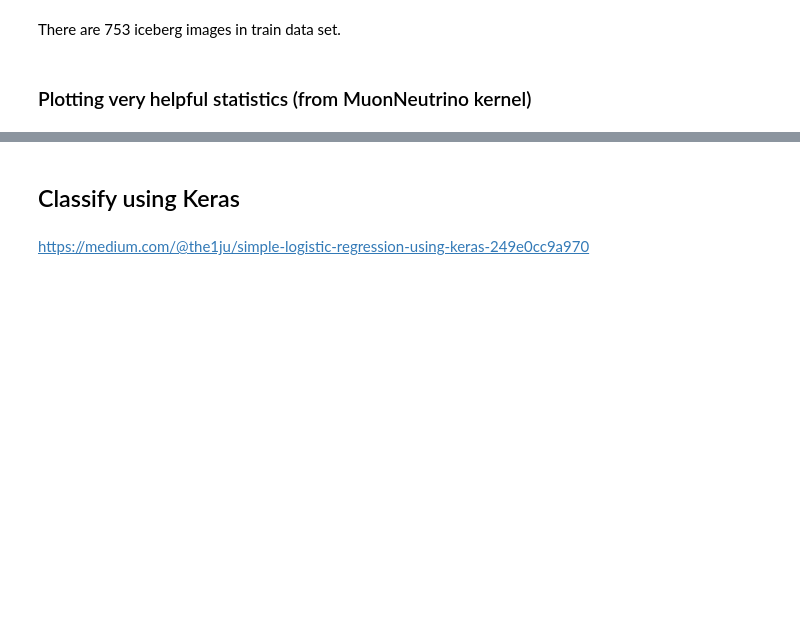
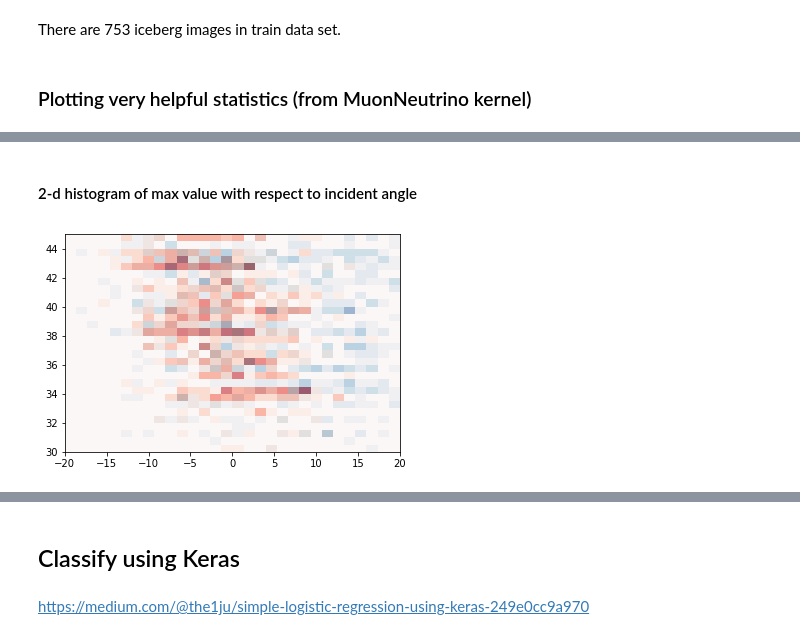
Before and after one commit to hieu325/icebergclassifier, a Jupyter notebook: LogisticRegressionModel.ipynb, the cells around one changed output, grey strips where cells are left out. Cells and saved outputs as stored; diff of their text form; code cells hidden in the pictures; blank space fills up the shorter version.

```diff
--- a/LogisticRegressionModel.ipynb
+++ b/LogisticRegressionModel.ipynb
@@ -169,7 +165,6 @@ def plot_var(name,nbins=50):
 # %%
 train = get_stats(train,1)
 train = get_stats(train,2)
-train['inc_angle'] = incangle
 # %%
 fig = plt.figure(figsize=(15,15))
 i=0
@@ -192,0 +188,13 @@ plt.show()
+# %% [markdown]
+#### 2-d histogram of max value with respect to incident angle
+# %%
+fig=plt.figure()
+plt.hist2d(train.loc[train.is_iceberg==1,'max_band1'],train.loc[train.is_iceberg==1,'inc_angle'],
+           range=[[-20,20],[30,45]],cmap=plt.cm.Reds,bins=30,
+           alpha=0.9)
+plt.hist2d(train.loc[train.is_iceberg==0,'max_band1'],train.loc[train.is_iceberg==0,'inc_angle'],
+           range=[[-20,20],[30,45]],cmap=plt.cm.Blues,bins=30,
+           alpha=0.4)
+plt.show()
+# %% [output]
+[figure, added]
```
Also changed, not shown: parts of 6 cells of this notebook.
